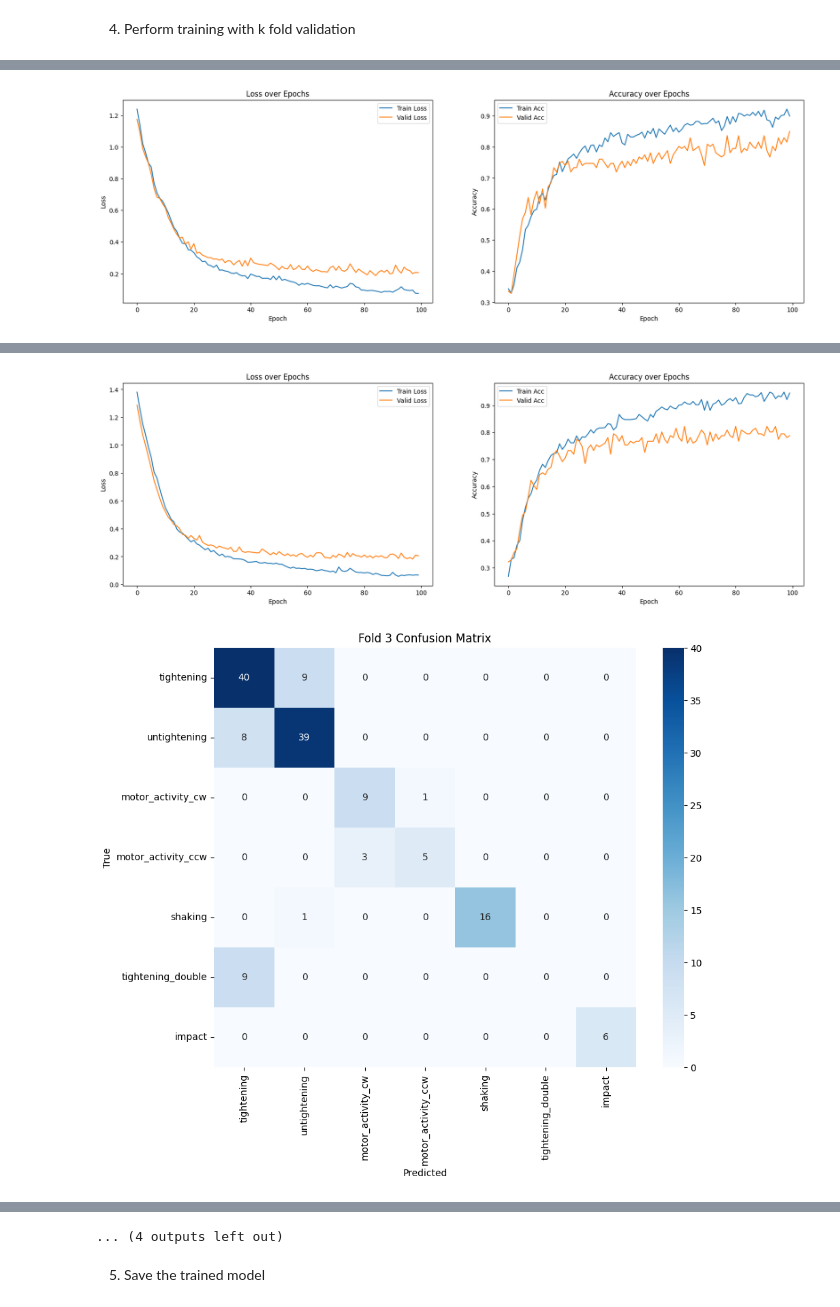
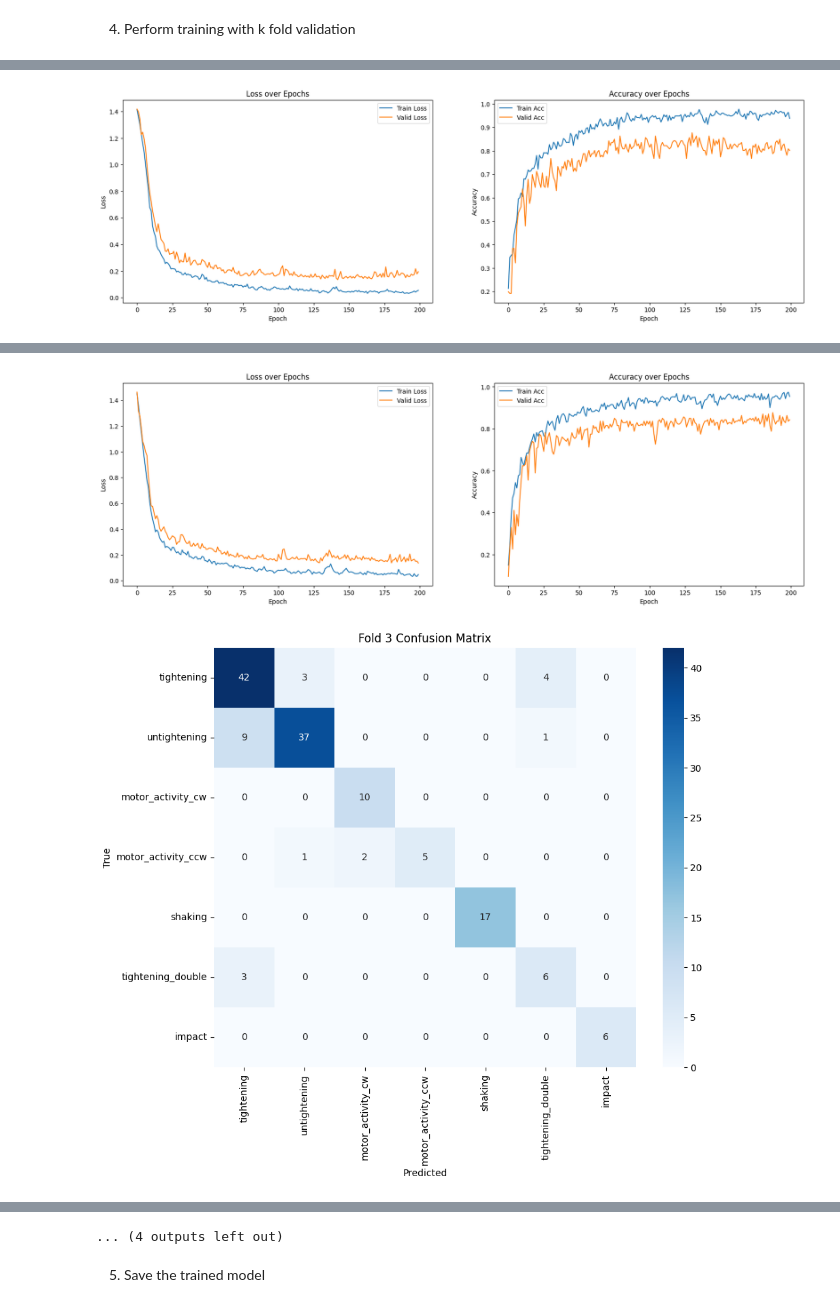
Before and after one commit to Ghulam-Rabbani-Azeem/Industrial_Tools_Actions_Tracking, a Jupyter notebook: lstm_final.ipynb, the cells around one changed output, grey strips where cells are left out. Saved outputs shown, nothing was run; the diff lists cells and outputs as text; code cells hidden in the pictures.

```diff
--- a/lstm_final.ipynb
+++ b/lstm_final.ipynb
@@ -75,6 +75,8 @@ y_encoded = label_encoder.fit_transform(y)
 
 X_tensor = torch.FloatTensor(X)
 y_tensor = torch.LongTensor(y_encoded)
+
+
 
 # ---------------- Model and Loss ---------------- #
 class EnhancedToolLSTM(nn.Module):
@@ -117,7 +119,7 @@ input_dim = X.shape[2]
 output_dim = len(label_info)
 hidden_dim = 64
 batch_size = 32
-num_epochs = 100
+num_epochs = 200 if mytool == "pneumatic_screwdriver" else 100
 
 fold_accuracies, fold_f1s = [], []
 
@@ -127,7 +129,16 @@ for fold, (train_idx, val_idx) in enumerate(skf.split(X_tensor, y_tensor)):
     X_train, X_val = X_tensor[train_idx], X_tensor[val_idx]
     y_train, y_val = y_tensor[train_idx], y_tensor[val_idx]
 
-    train_loader = DataLoader(TensorDataset(X_train, y_train), batch_size=batch_size, shuffle=True)
+    # --- Weighted Sampling for class imbalance ---
+    class_sample_counts = np.array([(y_train == t).sum() for t in torch.unique(y_train)])
+    weights = 1. / class_sample_counts
+    samples_weight = np.array([weights[t] for t in y_train.numpy()])
+    samples_weight = torch.from_numpy(samples_weight).float()
+    sampler = WeightedRandomSampler(samples_weight, len(samples_weight), replacement=True)
+
+    train_loader = DataLoader(TensorDataset(X_train, y_train), batch_size=batch_size,shuffle= True)
+    if mytool == "pneumatic_screwdriver":
+        train_loader = DataLoader(TensorDataset(X_train, y_train), batch_size=batch_size, sampler=sampler)
     val_loader = DataLoader(TensorDataset(X_val, y_val), batch_size=batch_size, shuffle=False)
 
     model = EnhancedToolLSTM(input_dim=input_dim, hidden_dim=hidden_dim, output_dim=output_dim).to(device)
@@ -259 +270 @@ Epoch 11: Train Acc = 0.5997, Val Acc = 0.6575
-[figure, old version]
+[figure, new version]
@@ -278,3 +289,3 @@ Epoch 11: Train Acc = 0.6237, Val Acc = 0.5890
-[figure, old version]
+[figure, new version]
-[figure, old version]
+[figure, new version]
 --- Fold 4 ---
```
Also changed, not shown: parts of 2 cells of this notebook, 1 other file.
